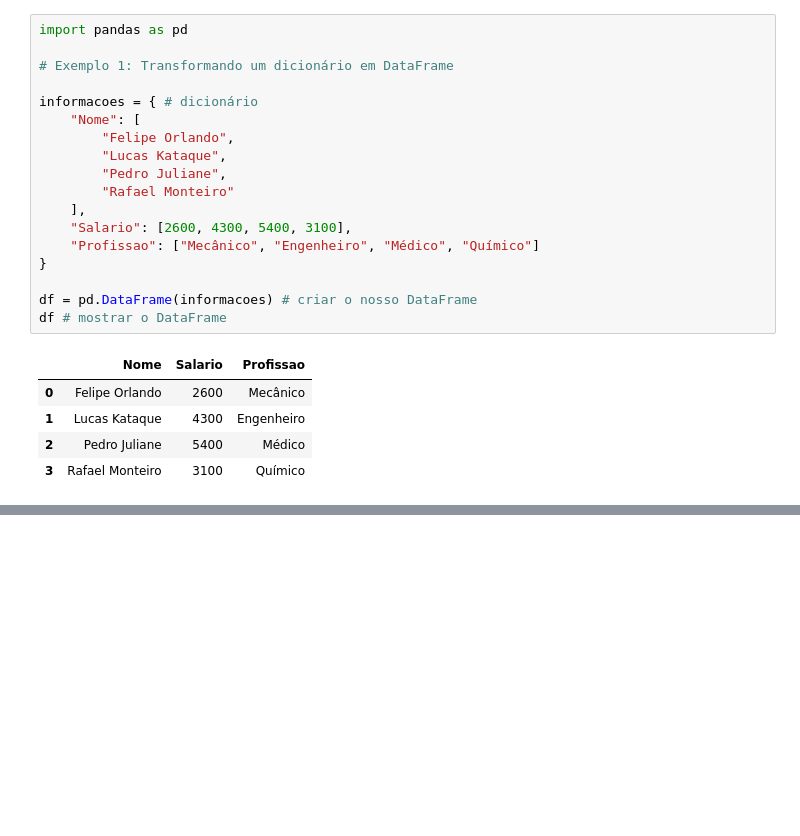
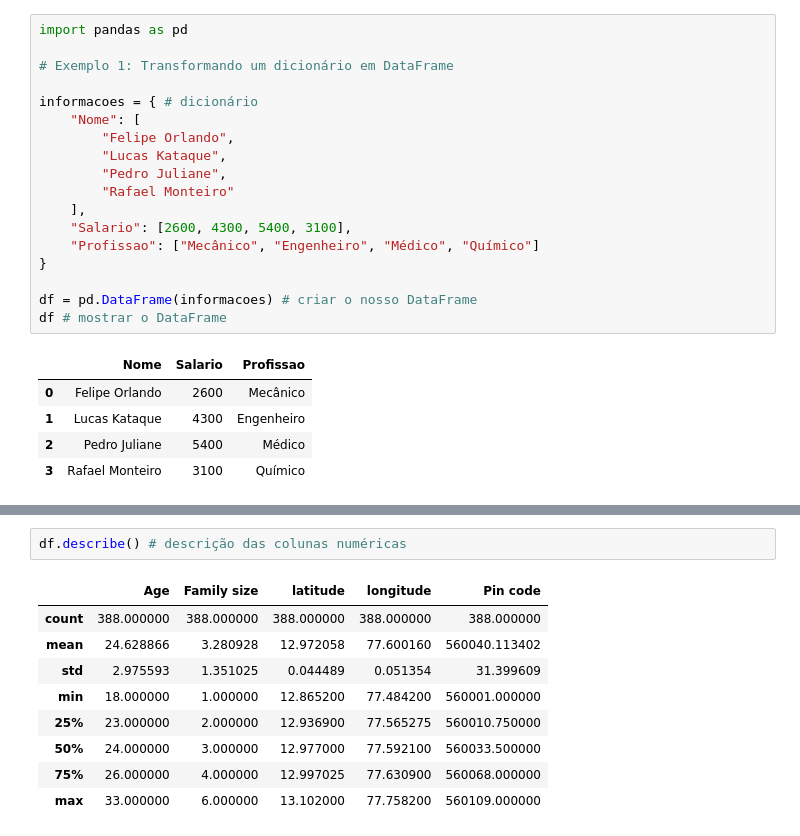
Before and after one commit to FelipeOrlandoLanzara/Data-Science, a Jupyter notebook: 2. Análise de Dados/2.2. Pandas/pandas.ipynb, the cells around one changed output, grey strips where cells are left out. Drawn from its saved outputs; the diff is of its cells as text; blank space fills up the shorter version.

```diff
--- a/2. Análise de Dados/2.2. Pandas/pandas.ipynb
+++ b/2. Análise de Dados/2.2. Pandas/pandas.ipynb
@@ -161,0 +276,12 @@ Antes de realizar análises mais profundas, é importante garantir que os dados
+# %%
+df.describe() # descrição das colunas numéricas
+# %% [output]
+|  | Age | Family size | latitude | longitude | Pin code |
+| count | 388.000000 | 388.000000 | 388.000000 | 388.000000 | 388.000000 |
+| mean | 24.628866 | 3.280928 | 12.972058 | 77.600160 | 560040.113402 |
+| std | 2.975593 | 1.351025 | 0.044489 | 0.051354 | 31.399609 |
+| min | 18.000000 | 1.000000 | 12.865200 | 77.484200 | 560001.000000 |
+| 25% | 23.000000 | 2.000000 | 12.936900 | 77.565275 | 560010.750000 |
+| 50% | 24.000000 | 3.000000 | 12.977000 | 77.592100 | 560033.500000 |
+| 75% | 26.000000 | 4.000000 | 12.997025 | 77.630900 | 560068.000000 |
+| max | 33.000000 | 6.000000 | 13.102000 | 77.758200 | 560109.000000 |
```
Also changed, not shown: parts of 17 cells of this notebook, 2 other files.
